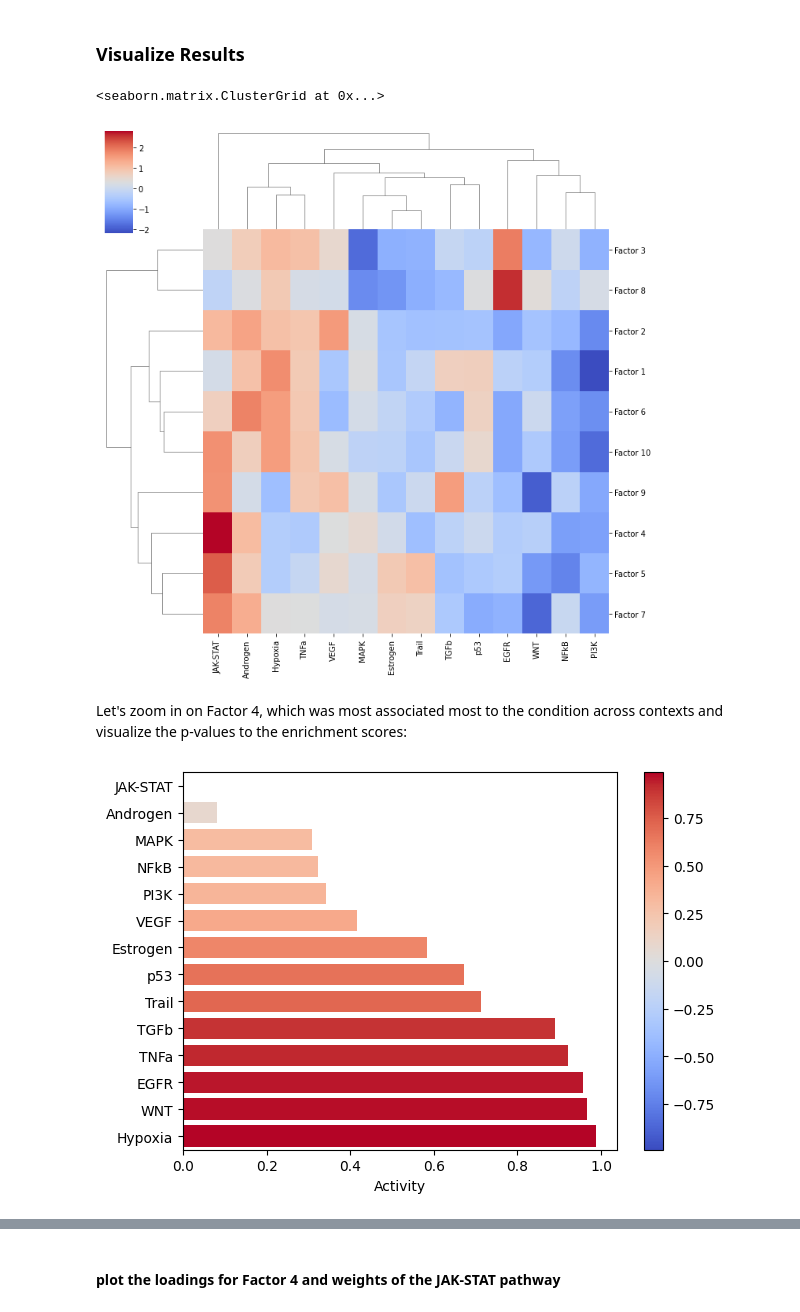
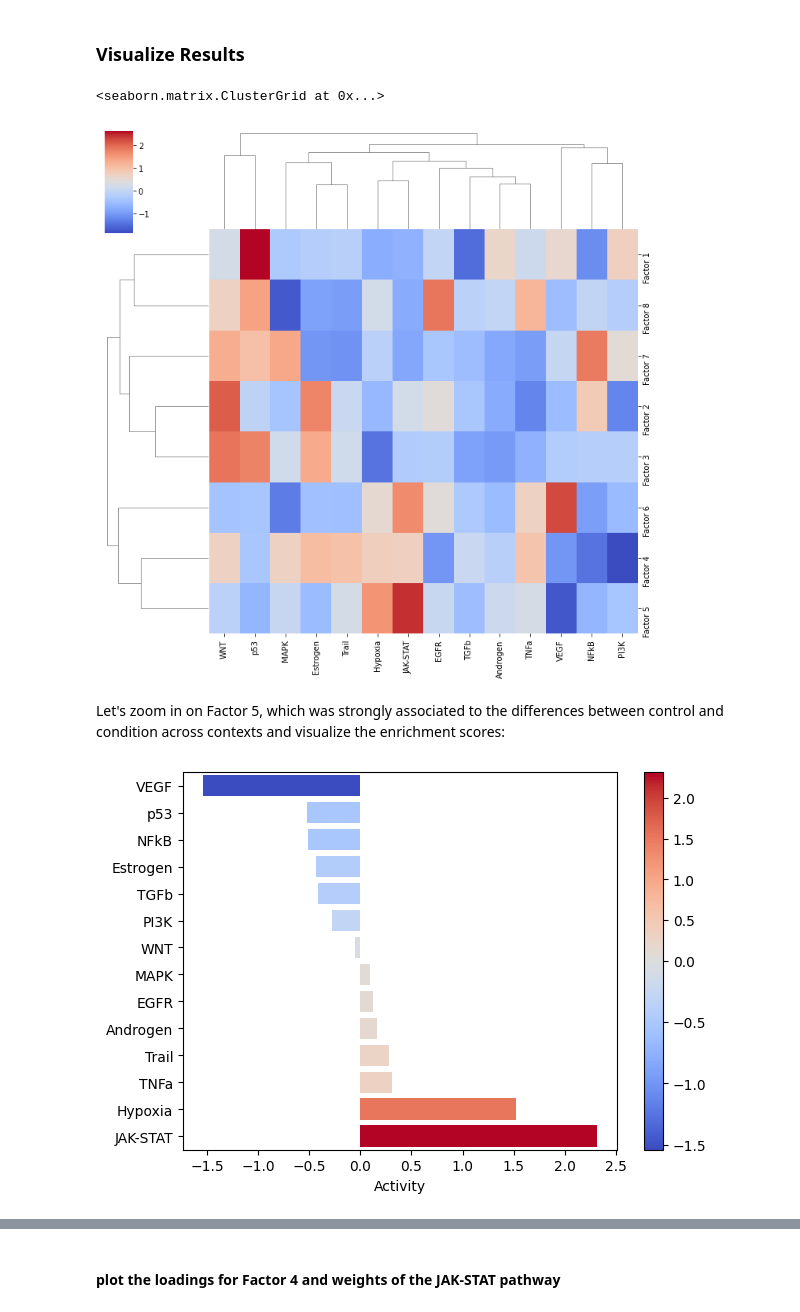
Before and after one commit to saezlab/ccc_protocols, a Jupyter notebook: notebooks/ccc_python/06-Functional-Footprinting.ipynb, the cells around one changed output, grey strips where cells are left out. Cells and saved outputs as stored; diff of their text form; code cells hidden in the pictures.

```diff
--- a/notebooks/ccc_python/06-Functional-Footprinting.ipynb
+++ b/notebooks/ccc_python/06-Functional-Footprinting.ipynb
@@ -19,6 +19,6 @@ warnings.filterwarnings('ignore')
 # %% [markdown]
 ## Directories
 # %%
-output_folder = '../../data/'
+output_folder = '../../Figures/'
 c2c.io.directories.create_directory(output_folder)
 # %% [output]
@@ -28,7 +28,7 @@ c2c.io.directories.create_directory(output_folder)
 # %% [markdown]
 **Open the loadings obtained from the tensor factorization**
 # %%
-factors = c2c.io.load_tensor_factors(output_folder + 'loadings.xlsx')
+factors = c2c.io.load_tensor_factors(output_folder + 'Loadings.xlsx')
 # %% [markdown]
 **Load list of LR pairs used as reference to [run LIANA](./02-Infer-Communication-Scores.ipynb)**
 # %%
@@ -179,11 +177,11 @@ estimate, pvals =  dc.run_mlm(lr_loadings.transpose(), lr_progeny, source="sourc
 sns.clustermap(estimate, xticklabels=estimate.columns, cmap='coolwarm', z_score=4)
 # %% [output]
 <seaborn.matrix.ClusterGrid at 0x...>
-[figure, old version]
+[figure, new version]
 # %% [markdown]
-Let's zoom in on Factor 4, which was most associated most to the condition across contexts and visualize the p-values to the enrichment scores:
+Let's zoom in on Factor 5, which was strongly associated to the differences between control and condition across contexts and visualize the enrichment scores:
 # %%
-dc.plot_barplot(pvals, 'Factor 4', vertical=True)
+dc.plot_barplot(estimate, 'Factor 5', vertical=True, cmap='coolwarm')
 # %% [output]
-[figure, old version]
+[figure, new version]
 # %% [markdown]
```
Also changed, not shown: parts of 7 cells of this notebook, 3 other files.
